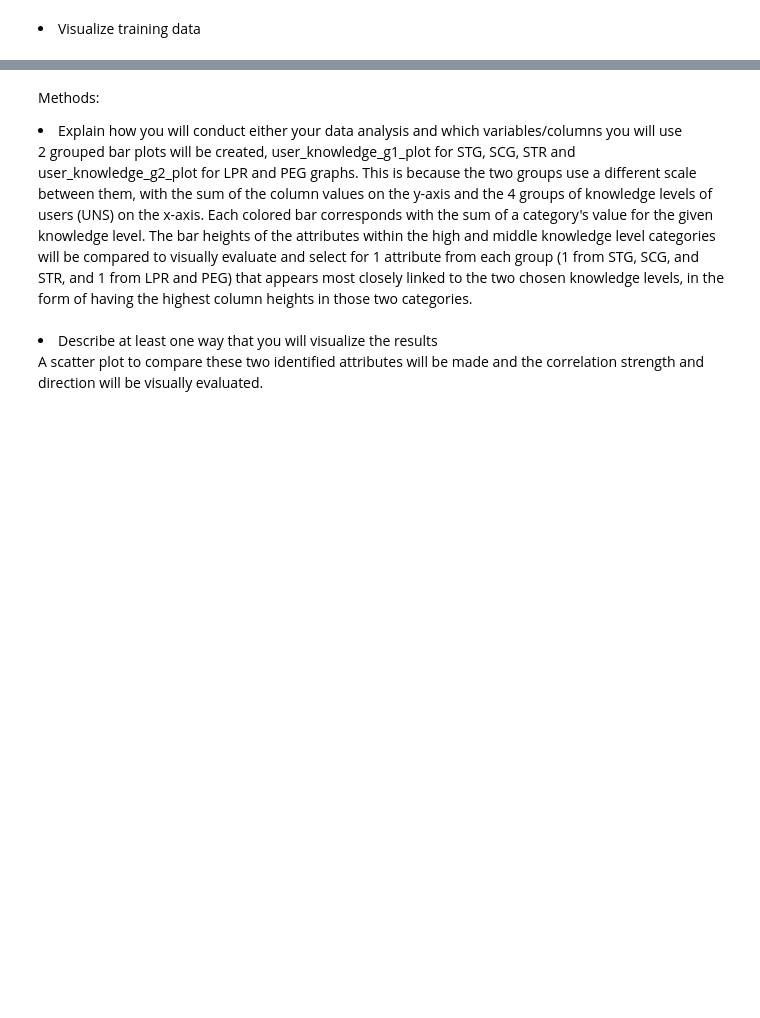
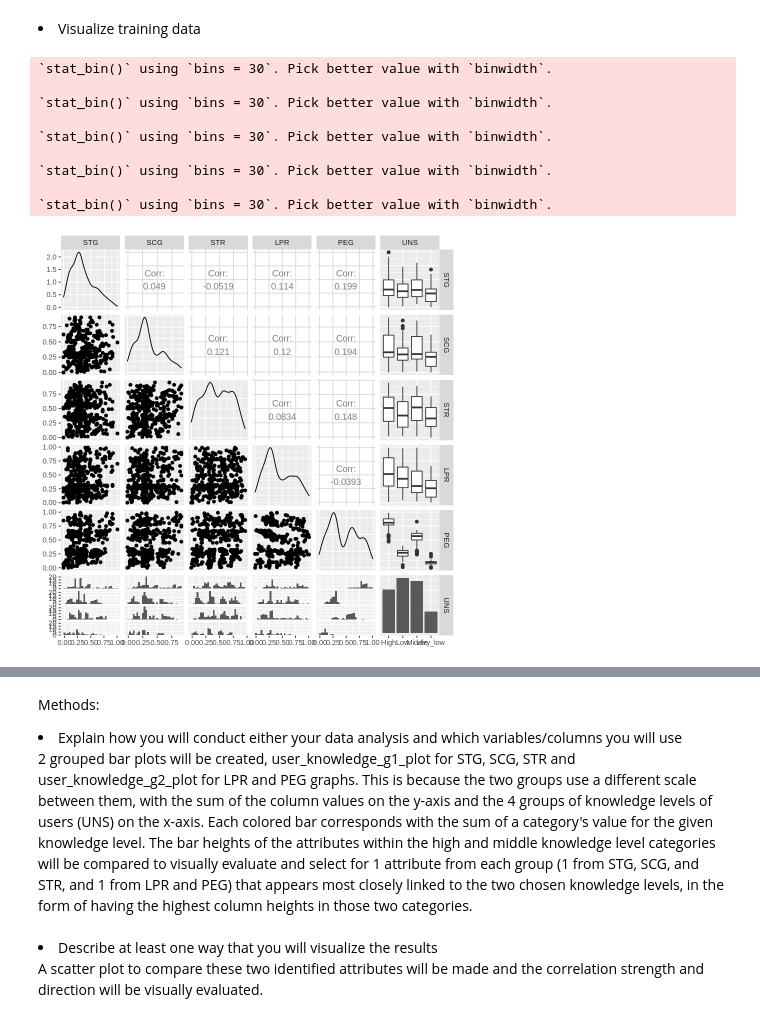
Before and after one commit to moirarenata/Analysis-of-Attributes-Relating-to-User-Knowledge-Levels-Pertaining-to-DC-Machines-in-a-Given-Datase, a Jupyter notebook: project_actual_allvalues.ipynb, the cells around one changed output, grey strips where cells are left out. Drawn from its saved outputs; the diff is of its cells as text; code cells hidden in the pictures; blank space fills up the shorter version.

```diff
--- a/project_actual_allvalues.ipynb
+++ b/project_actual_allvalues.ipynb
@@ -203,5 +216,20 @@ A tibble: 99 × 6
 # %% [markdown]
 <li> Visualize training data </li>
+# %%
+knowledge_plot_pairs <- user_knowledge_data_randomized %>%
+  ggpairs()
+knowledge_plot_pairs
+# %% [output]
+`stat_bin()` using `bins = 30`. Pick better value with `binwidth`.
+
+`stat_bin()` using `bins = 30`. Pick better value with `binwidth`.
+
+`stat_bin()` using `bins = 30`. Pick better value with `binwidth`.
+
+`stat_bin()` using `bins = 30`. Pick better value with `binwidth`.
+
+`stat_bin()` using `bins = 30`. Pick better value with `binwidth`.
+[figure, added]
 # %%
 user_knowledge_data_STG <- knowledge_data_training %>%
 select(STG, UNS)
```
Also changed, not shown: parts of 6 cells of this notebook.
